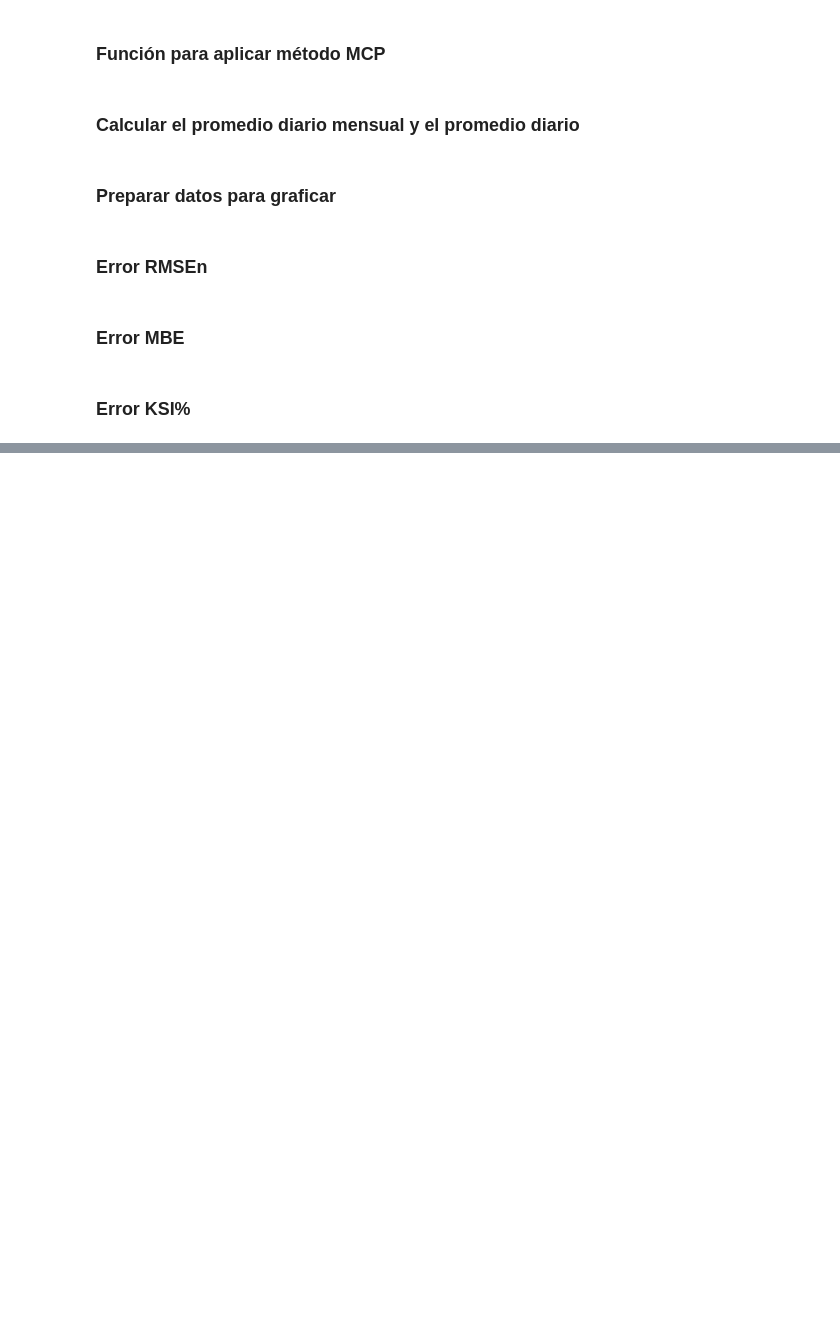
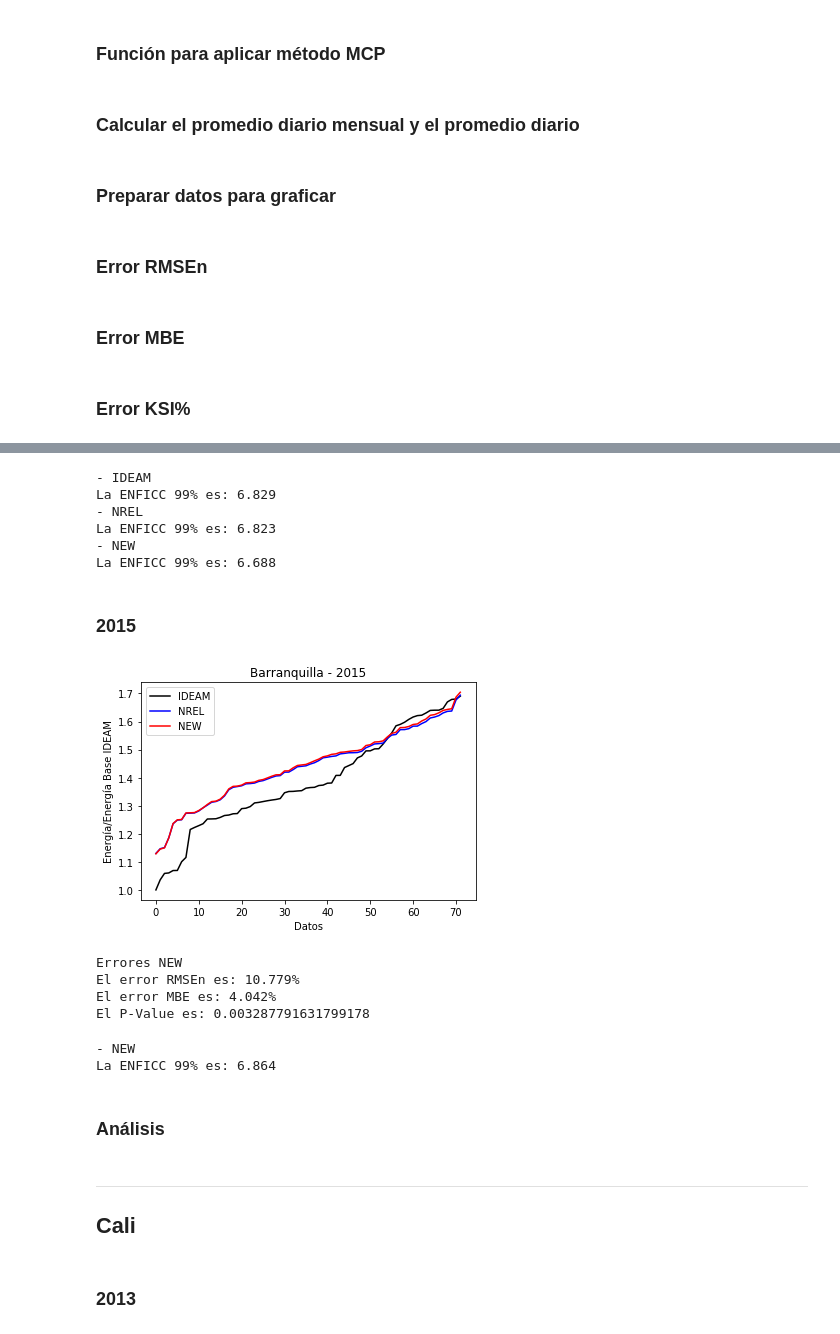
Before and after one commit to drodriguez32/Herramientas-Computacionales, a Jupyter notebook: 02_taller01/Taller_01.ipynb, the cells around one changed output, grey strips where cells are left out. Saved outputs shown, nothing was run; the diff lists cells and outputs as text; code cells hidden in the pictures; blank space fills up the shorter version.

```diff
--- a/02_taller01/Taller_01.ipynb
+++ b/02_taller01/Taller_01.ipynb
@@ -317,0 +399,23 @@ El P-Value es: 0.460
+# %%
+# Calcular ENFICC
+print('- IDEAM')
+bar1_enficc_IDEAM = enficc(bar1_IDEAM)
+print('- NREL')
+bar1_enficc_NREL = enficc(bar1_NREL)
+print('- NEW')
+bar1_enficc_NEW = enficc(bar1_NEW)
+# %% [output]
+- IDEAM
+La ENFICC 99% es: 6.829
+- NREL
+La ENFICC 99% es: 6.823
+- NEW
+La ENFICC 99% es: 6.688
+# %% [markdown]
+### 2015
+# %%
+# Aplicar corrección MCP
+bar2_COR = mcp(bar_OBJ,bar_REF,bar_EXTRA,2015)
+# %%
+# Preparar datos
+bar2_IDEAM, bar2_NREL, bar2_NEW = prepare_data(bar_OBJ,bar_REF,bar2_COR,bar_min_agno,bar_agnos)
@@ -317,0 +426,28 @@ El P-Value es: 0.460
+# %%
+# Graficar datos
+graph_data('Barranquilla - 2015',bar2_IDEAM,bar2_NREL,bar2_NEW)
+# %% [output]
+[figure, added]
+# %%
+# Calcular Errores - NEW
+print('Errores NEW')
+bar2_rmsen_new = rmsen(bar_OBJ,bar2_COR_cut)
+bar2_mbe_new = mbe(bar_OBJ,bar2_COR_cut)
+bar2_stat_new, bar2_p_new = ksi_err(bar2_IDEAM,bar2_NEW)
+# %% [output]
+Errores NEW
+El error RMSEn es: 10.779%
+El error MBE es: 4.042%
+El P-Value es: 0.003287791631799178
+# %%
+# Calcular ENFICC
+print('- NEW')
+bar2_enficc_NEW = enficc(bar2_NEW)
+# %% [output]
+- NEW
+La ENFICC 99% es: 6.864
+# %% [markdown]
+### Análisis
+# %% [markdown]
+-----------------
+## Cali
@@ -317,0 +457,2 @@ El P-Value es: 0.460
+# %% [markdown]
+### 2013
```
Also changed, not shown: parts of 53 cells of this notebook, 6 other files.
